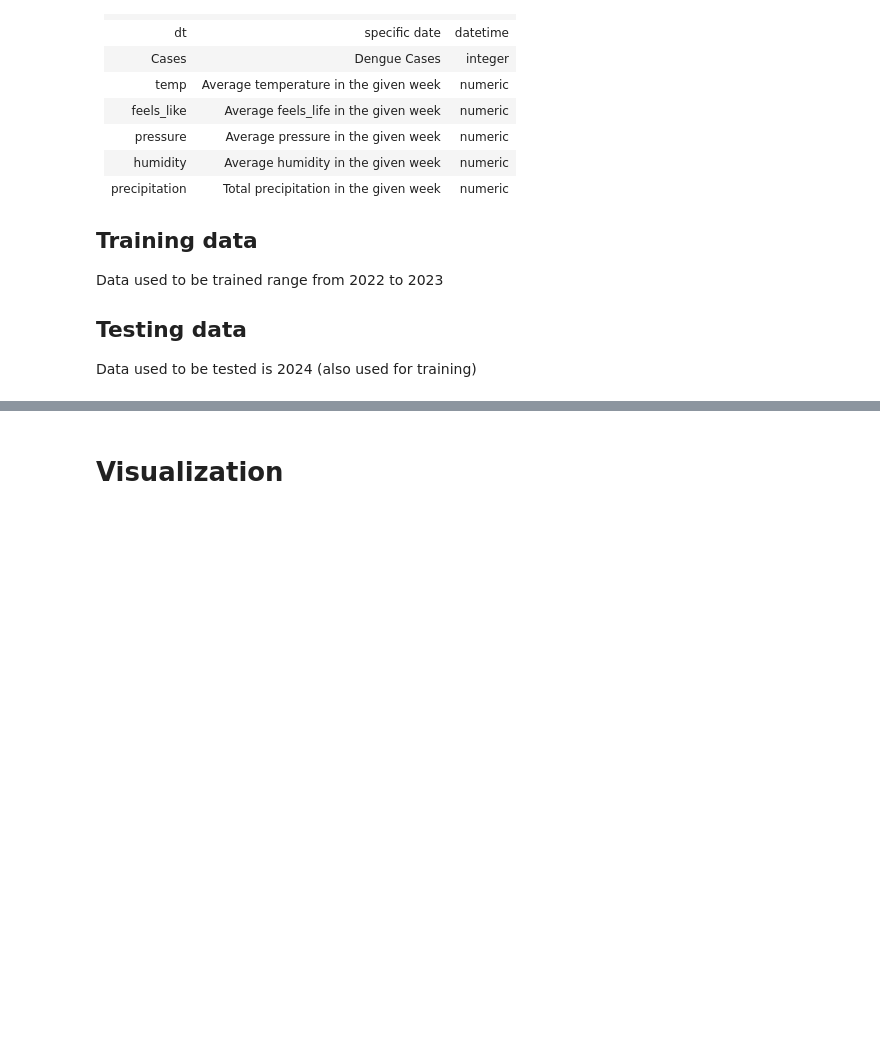
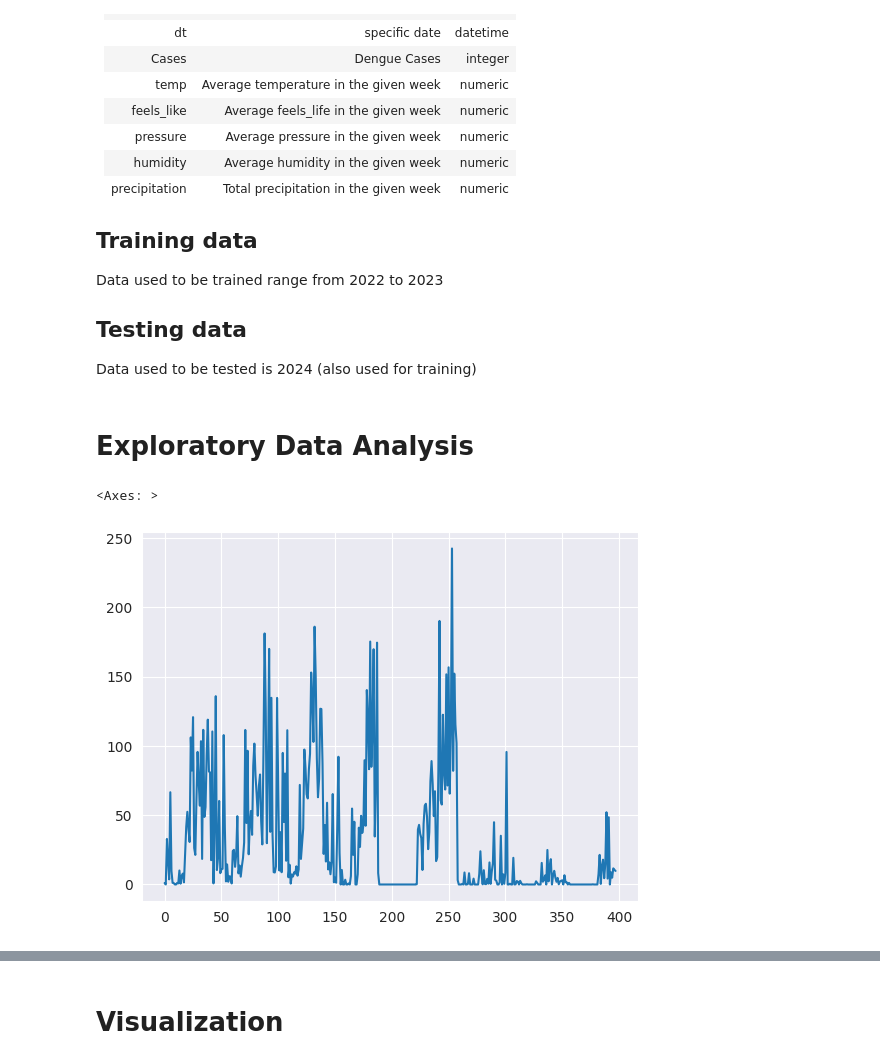
Before and after one commit to miniloda/Math-198.1---Special-Problem, a Jupyter notebook: rf.ipynb, the cells around one changed output, grey strips where cells are left out. Cells and saved outputs as stored; diff of their text form; code cells hidden in the pictures; blank space fills up the shorter version.

```diff
--- a/rf.ipynb
+++ b/rf.ipynb
@@ -57,6 +75,13 @@ Data used to be trained range from 2022 to 2023
 
 ## Testing data
 Data used to be tested is 2024 (also used for training)
+# %% [markdown]
+# Exploratory Data Analysis
+# %%
+data.precipitation.plot()
+# %% [output]
+<Axes: >
+[figure, added]
 # %%
 # Training the rf model
 # defining a function for general looping of n-week aheads
```
Also changed, not shown: parts of 13 cells of this notebook, 2 other files.
